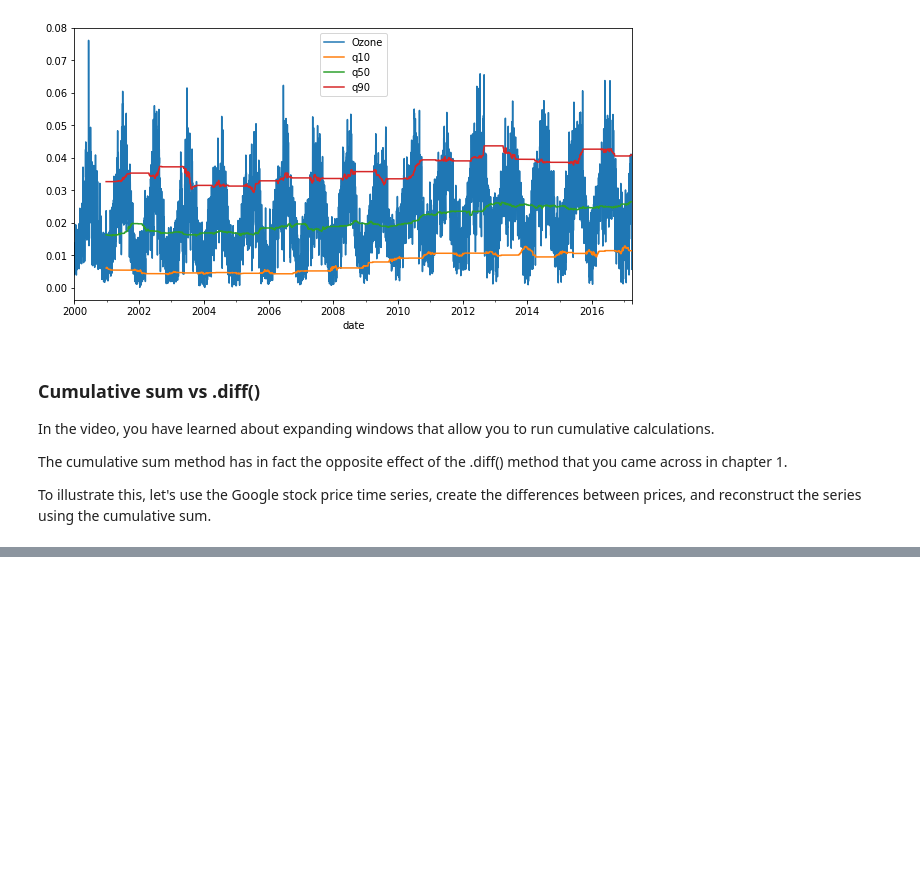
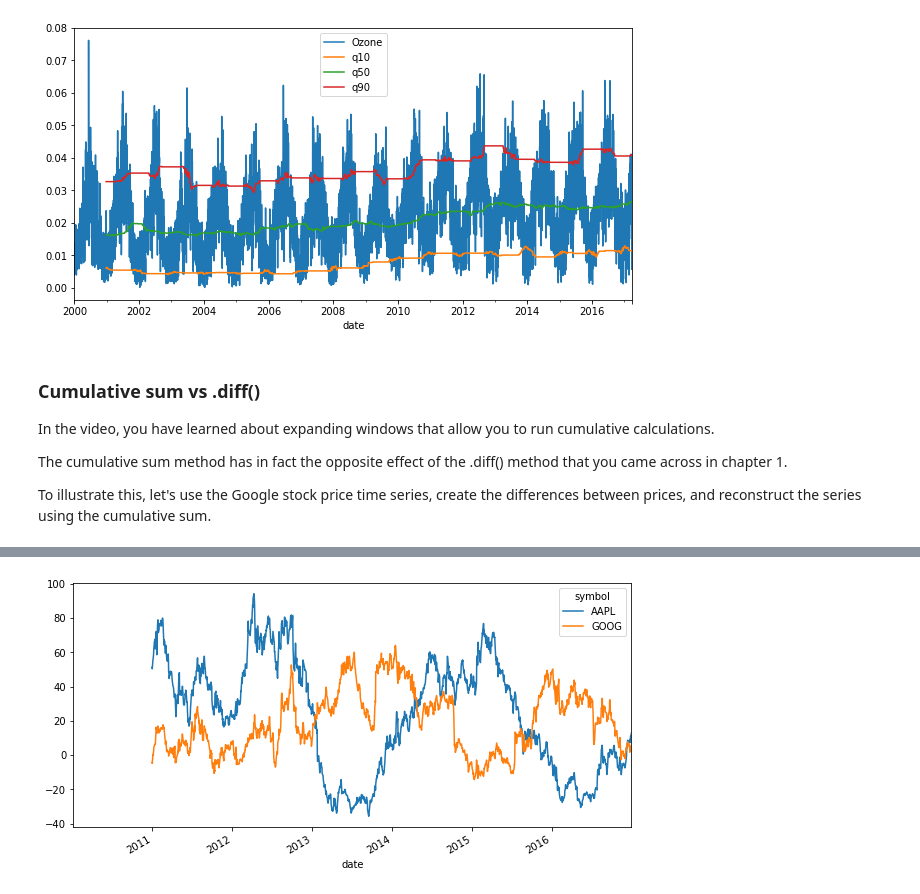
Before and after one commit to lukasz-f/data-camp, a Jupyter notebook: time series/Manipulating Time Series Data in Python - Part 3.ipynb, the cells around one changed output, grey strips where cells are left out. Cells and saved outputs as stored; diff of their text form; code cells hidden in the pictures; blank space fills up the shorter version.

```diff
--- a/time series/Manipulating Time Series Data in Python - Part 3.ipynb
+++ b/time series/Manipulating Time Series Data in Python - Part 3.ipynb
@@ -100,0 +155,17 @@ To illustrate this, let's use the Google stock price time series, create the dif
+# %%
+data = prices.copy()[['AAPL', 'GOOG']]
+# %%
+# Define a multi_period_return function
+def multi_period_return(period_returns):
+    return np.prod(period_returns + 1) - 1
+# %%
+# Calculate daily returns
+daily_returns = data.pct_change()
+# %%
+# Calculate rolling_annual_returns
+rolling_annual_returns = daily_returns.rolling('360D').apply(multi_period_return, raw=True)
+# %%
+# Plot rolling_annual_returns
+rolling_annual_returns.mul(100).plot(figsize=(10,5));
+# %% [output]
+[figure, added]
```
Also changed, not shown: parts of 44 cells of this notebook, 1 other file.
